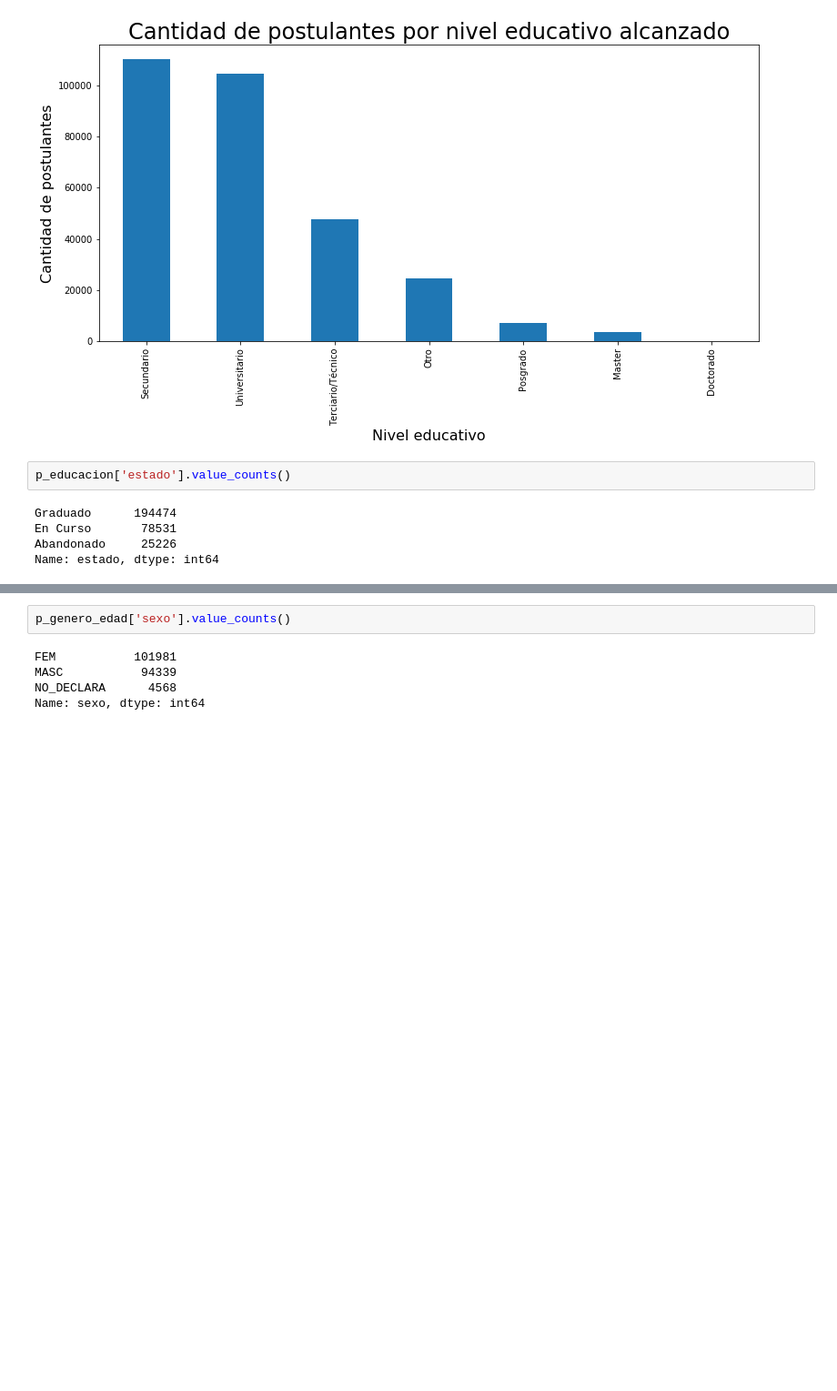
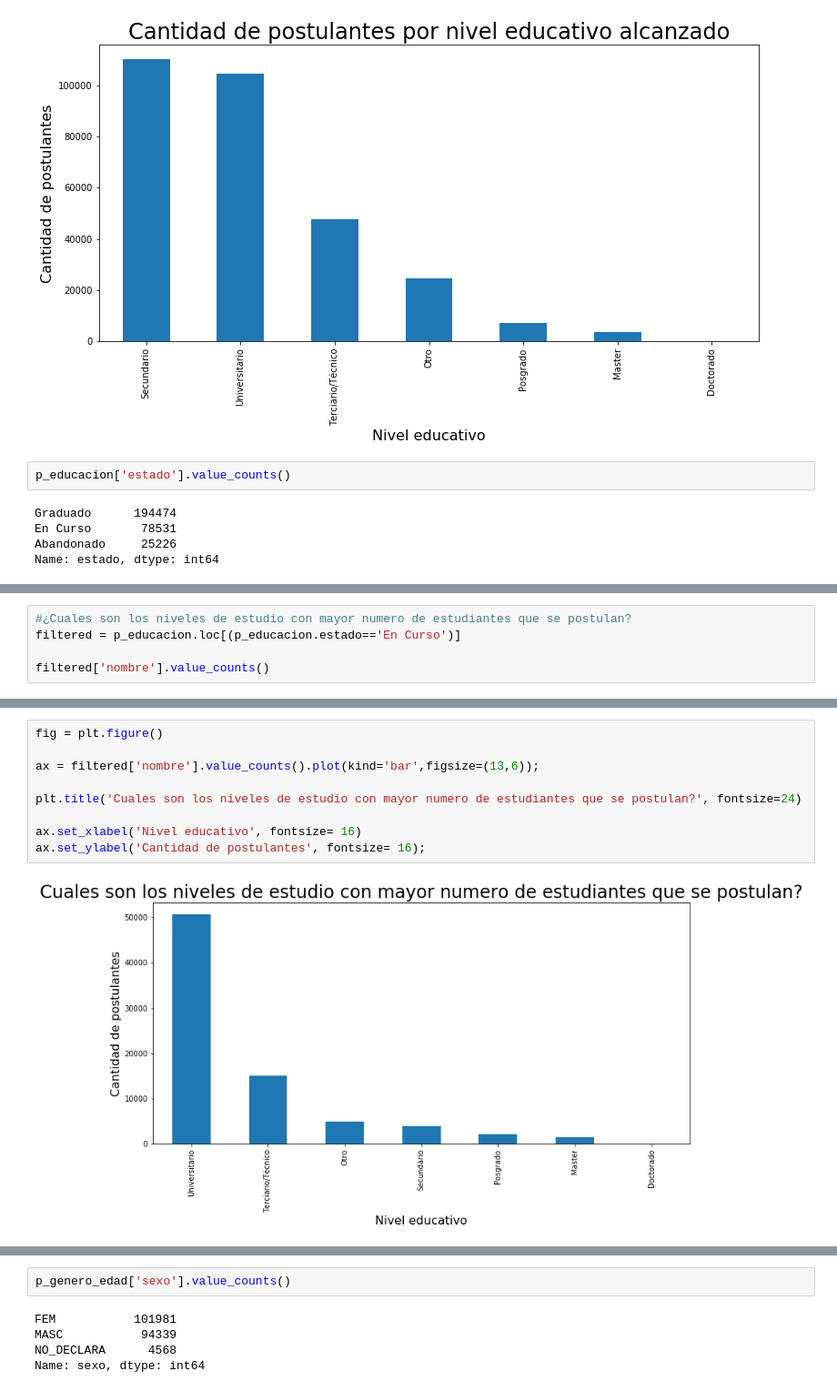
Before and after one commit to BrigliaAn/TP1-AnalisisExploratorio-ZonaJobs, a Jupyter notebook: GermanProbando.ipynb, the cells around one changed output, grey strips where cells are left out. Shown: that part at 91% size. Cells and saved outputs as stored; diff of their text form; blank space fills up the shorter version.

```diff
--- a/GermanProbando.ipynb
+++ b/GermanProbando.ipynb
@@ -71,0 +97,5 @@ ax.set_ylabel('Cantidad de postulantes', fontsize= 16);
+# %%
+#¿Cuales son los niveles de estudio con mayor numero de estudiantes que se postulan?
+filtered = p_educacion.loc[(p_educacion.estado=='En Curso')]
+
+filtered['nombre'].value_counts()
@@ -72 +111,12 @@ ax.set_ylabel('Cantidad de postulantes', fontsize= 16);
+# %%
+fig = plt.figure()
+
+ax = filtered['nombre'].value_counts().plot(kind='bar',figsize=(13,6));
+
+plt.title('Cuales son los niveles de estudio con mayor numero de estudiantes que se postulan?', fontsize=24)
+
+ax.set_xlabel('Nivel educativo', fontsize= 16)
+ax.set_ylabel('Cantidad de postulantes', fontsize= 16);
+# %% [output]
+[figure, added]
 # %%
```
Also changed, not shown: parts of 6 cells of this notebook.
